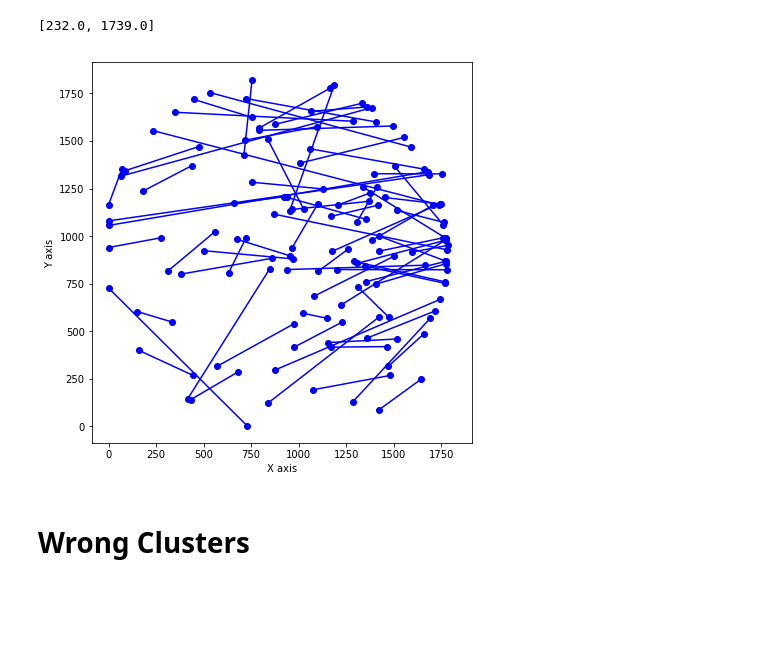
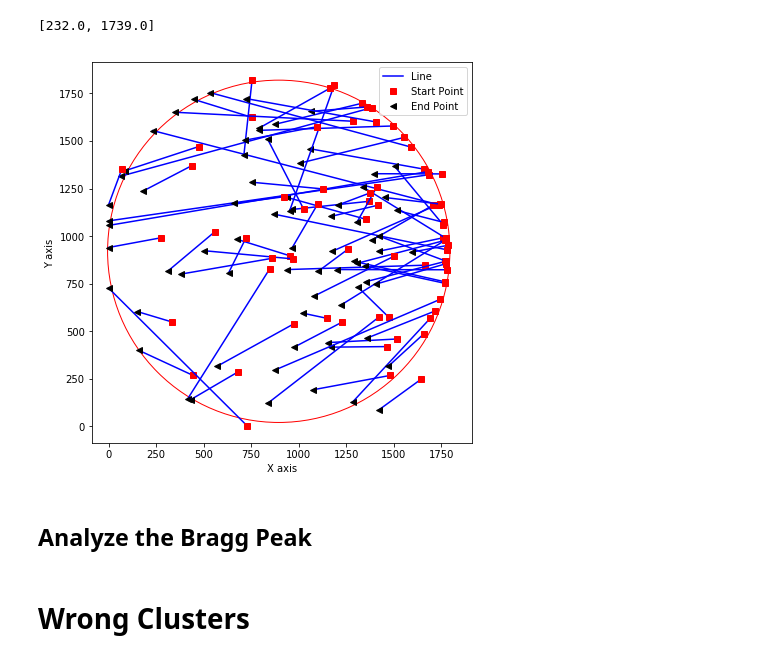
Before and after one commit to igorabritta/cygno, a Jupyter notebook: CreateVariables.ipynb, the cells around one changed output. Saved outputs shown, nothing was run; the diff lists cells and outputs as text; code cells hidden in the pictures; blank space fills up the shorter version.

Commit message:
Bragg peak

```diff
--- a/CreateVariables.ipynb
+++ b/CreateVariables.ipynb
@@ -154,7 +154,7 @@ tl.plot2hist(COR, bins = [35,60,100], liml = -0.01, limr = 1.01, label='XYCorrel
 ## Ploting the specified type of cluster
 # %%
 tag = 'l'
-for cluN in ttt:#[2563]:#df.index[df.Tag == tag]:
+for cluN in [2564]:#ttt:#[2563]:#df.index[df.Tag == tag]:
 
     #cluN = 91 ## Specified Cluster
 
@@ -379,13 +386,21 @@ exy = np.array(featuresL.EndXy[featuresL.Image < 210])
 # %%
 fig = plt.figure(figsize=(10,7))
 for kk in range(0,np.size(sx)):
-    plt.plot([sx[kk], ex[kk]], [sxy[kk], exy[kk]], 'b-o')
+    plt.plot([sx[kk], ex[kk]], [sxy[kk], exy[kk]], 'b-')
+    plt.plot(ex[kk], exy[kk], 'rs')
+    plt.plot(sx[kk], sxy[kk], 'k<')
 
 plt.xlabel('X axis')
 plt.ylabel('Y axis')
 plt.xlim([0,2048])
 plt.ylim([0,2048])
 plt.axis('square')
+
+circle1=plt.Circle((895,920),900,color='r',fill=False)
+plt.gcf().gca().add_artist(circle1)
+plt.legend(['Line','Start Point', 'End Point'])
 plt.show()
 # %% [output]
-[figure, old version]
+[figure, new version]
+# %% [markdown]
+## Analyze the Bragg Peak
```
Also changed, not shown: parts of 8 cells of this notebook.
